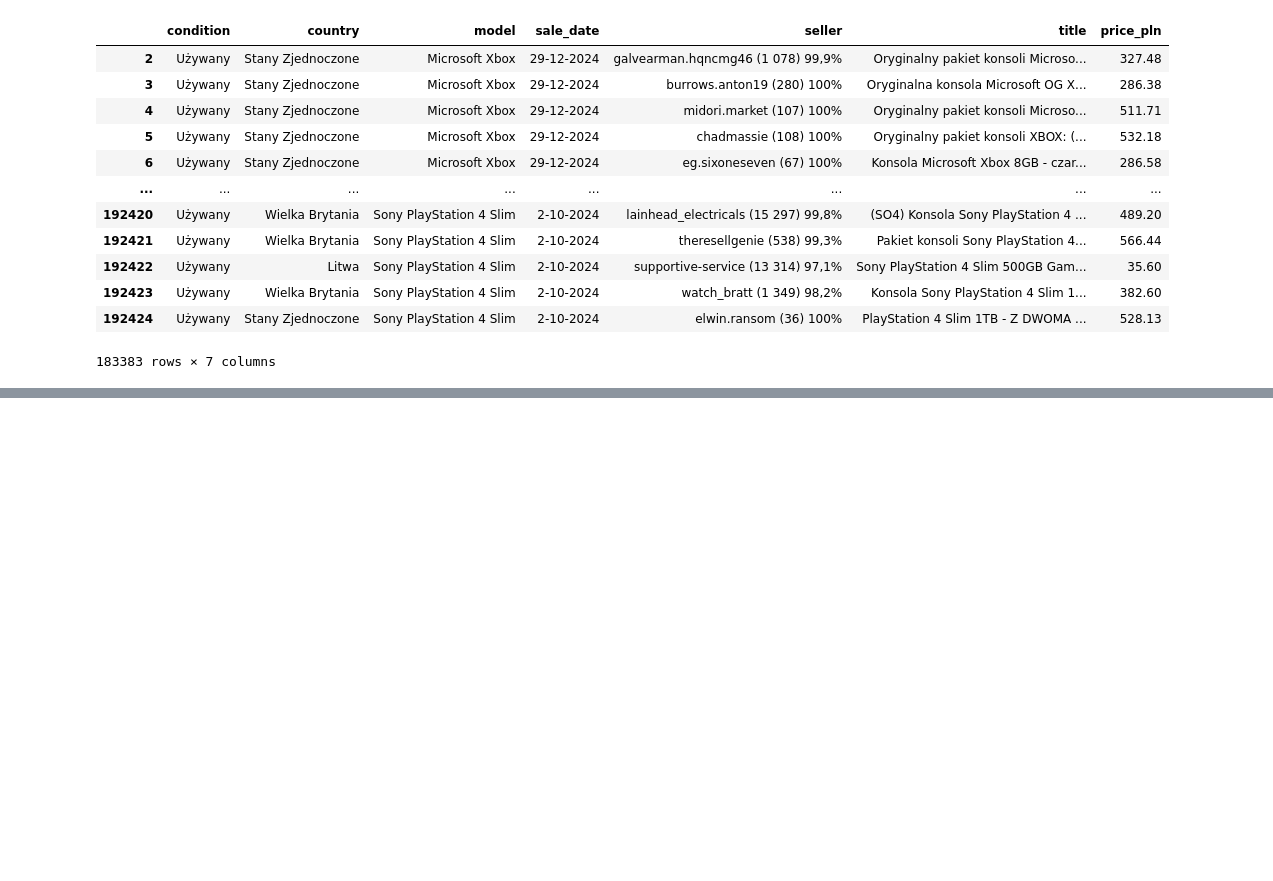
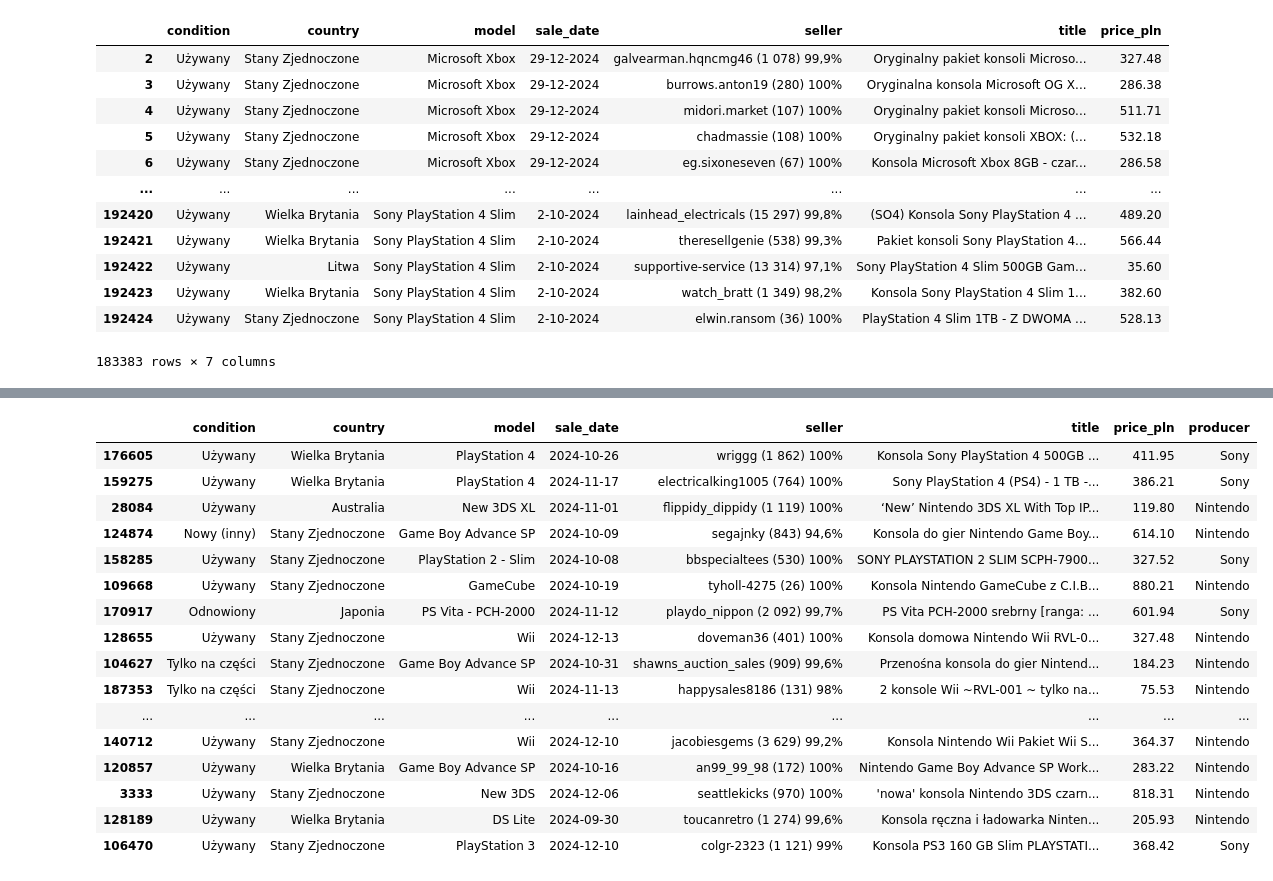
Before and after one commit to ChillGuysFromPjatk/Pad, a Jupyter notebook: src/cleaners/data_cleaning.ipynb, the cells around one changed output, grey strips where cells are left out. Saved outputs shown, nothing was run; the diff lists cells and outputs as text; code cells hidden in the pictures; blank space fills up the shorter version.

```diff
--- a/src/cleaners/data_cleaning.ipynb
+++ b/src/cleaners/data_cleaning.ipynb
@@ -141,0 +151,23 @@ ValueError: time data " 29-12-2024" doesn't match format "%d-%m-%Y", at position
+# %%
+#wyodrebnienie producenta
+df['producer'] = df['model'].str.split(' ').str[0].str.replace('New', 'Nintendo')
+df['model'] = df['model'].str.split(' ', n=1).str[1].str.replace('Nintendo', 'New')
+df.sample(20)
+# %% [output]
+|  | condition | country | model | sale_date | seller | title | price_pln | producer |
+| 176605 | Używany | Wielka Brytania | PlayStation 4 | 2024-10-26 | wriggg (1 862) 100% | Konsola Sony PlayStation 4 500GB ... | 411.95 | Sony |
+| 159275 | Używany | Wielka Brytania | PlayStation 4 | 2024-11-17 | electricalking1005 (764) 100% | Sony PlayStation 4 (PS4) - 1 TB -... | 386.21 | Sony |
+| 28084 | Używany | Australia | New 3DS XL | 2024-11-01 | flippidy_dippidy (1 119) 100% | ‘New’ Nintendo 3DS XL With Top IP... | 119.80 | Nintendo |
+| 124874 | Nowy (inny) | Stany Zjednoczone | Game Boy Advance SP | 2024-10-09 | segajnky (843) 94,6% | Konsola do gier Nintendo Game Boy... | 614.10 | Nintendo |
+| 158285 | Używany | Stany Zjednoczone | PlayStation 2 - Slim | 2024-10-08 | bbspecialtees (530) 100% | SONY PLAYSTATION 2 SLIM SCPH-7900... | 327.52 | Sony |
+| 109668 | Używany | Stany Zjednoczone | GameCube | 2024-10-19 | tyholl-4275 (26) 100% | Konsola Nintendo GameCube z C.I.B... | 880.21 | Nintendo |
+| 170917 | Odnowiony | Japonia | PS Vita - PCH-2000 | 2024-11-12 | playdo_nippon (2 092) 99,7% | PS Vita PCH-2000 srebrny [ranga: ... | 601.94 | Sony |
+| 128655 | Używany | Stany Zjednoczone | Wii | 2024-12-13 | doveman36 (401) 100% | Konsola domowa Nintendo Wii RVL-0... | 327.48 | Nintendo |
+| 104627 | Tylko na części | Stany Zjednoczone | Game Boy Advance SP | 2024-10-31 | shawns_auction_sales (909) 99,6% | Przenośna konsola do gier Nintend... | 184.23 | Nintendo |
+| 187353 | Tylko na części | Stany Zjednoczone | Wii | 2024-11-13 | happysales8186 (131) 98% | 2 konsole Wii ~RVL-001 ~ tylko na... | 75.53 | Nintendo |
+| ... | ... | ... | ... | ... | ... | ... | ... | ... |
+| 140712 | Używany | Stany Zjednoczone | Wii | 2024-12-10 | jacobiesgems (3 629) 99,2% | Konsola Nintendo Wii Pakiet Wii S... | 364.37 | Nintendo |
+| 120857 | Używany | Wielka Brytania | Game Boy Advance SP | 2024-10-16 | an99_99_98 (172) 100% | Nintendo Game Boy Advance SP Work... | 283.22 | Nintendo |
+| 3333 | Używany | Stany Zjednoczone | New 3DS | 2024-12-06 | seattlekicks (970) 100% | 'nowa' konsola Nintendo 3DS czarn... | 818.31 | Nintendo |
+| 128189 | Używany | Wielka Brytania | DS Lite | 2024-09-30 | toucanretro (1 274) 99,6% | Konsola ręczna i ładowarka Ninten... | 205.93 | Nintendo |
+| 106470 | Używany | Stany Zjednoczone | PlayStation 3 | 2024-12-10 | colgr-2323 (1 121) 99% | Konsola PS3 160 GB Slim PLAYSTATI... | 368.42 | Sony |
```
Also changed, not shown: parts of 9 cells of this notebook.
